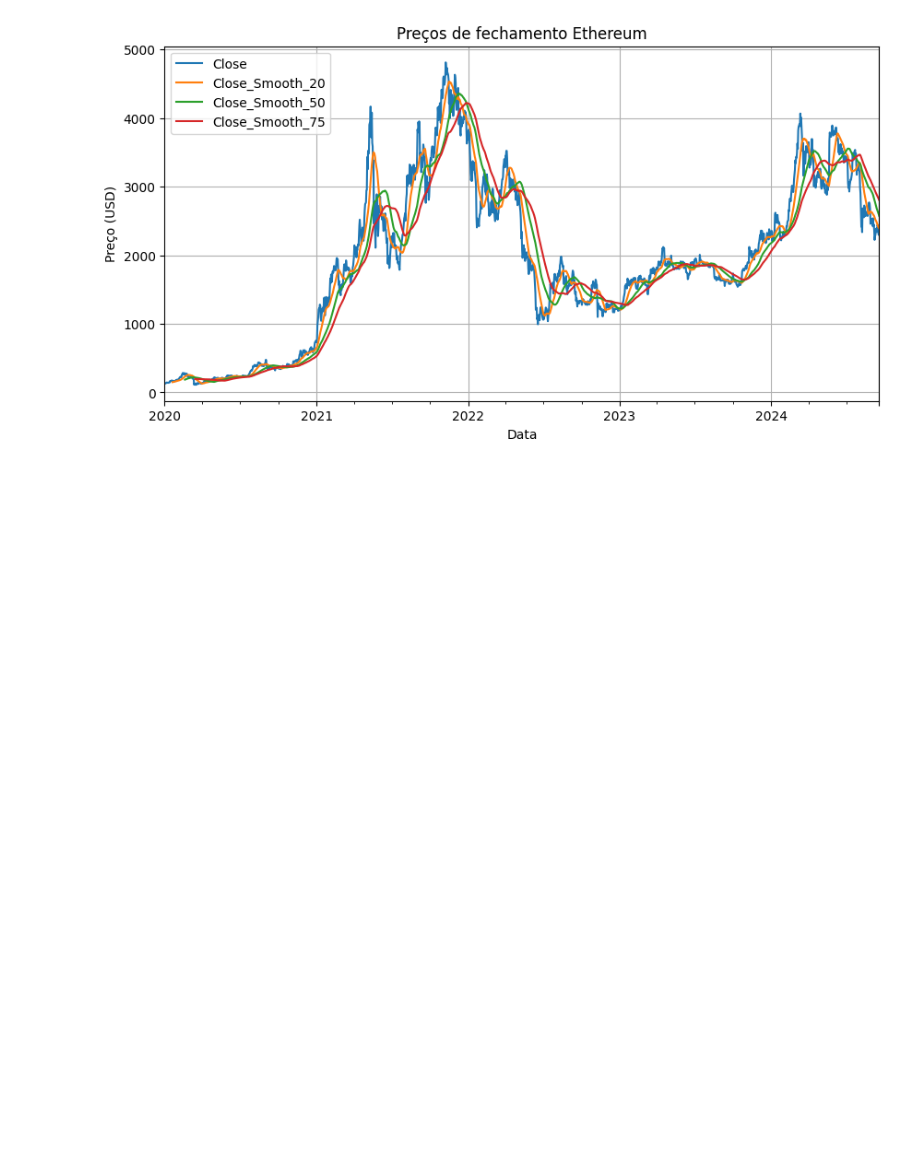
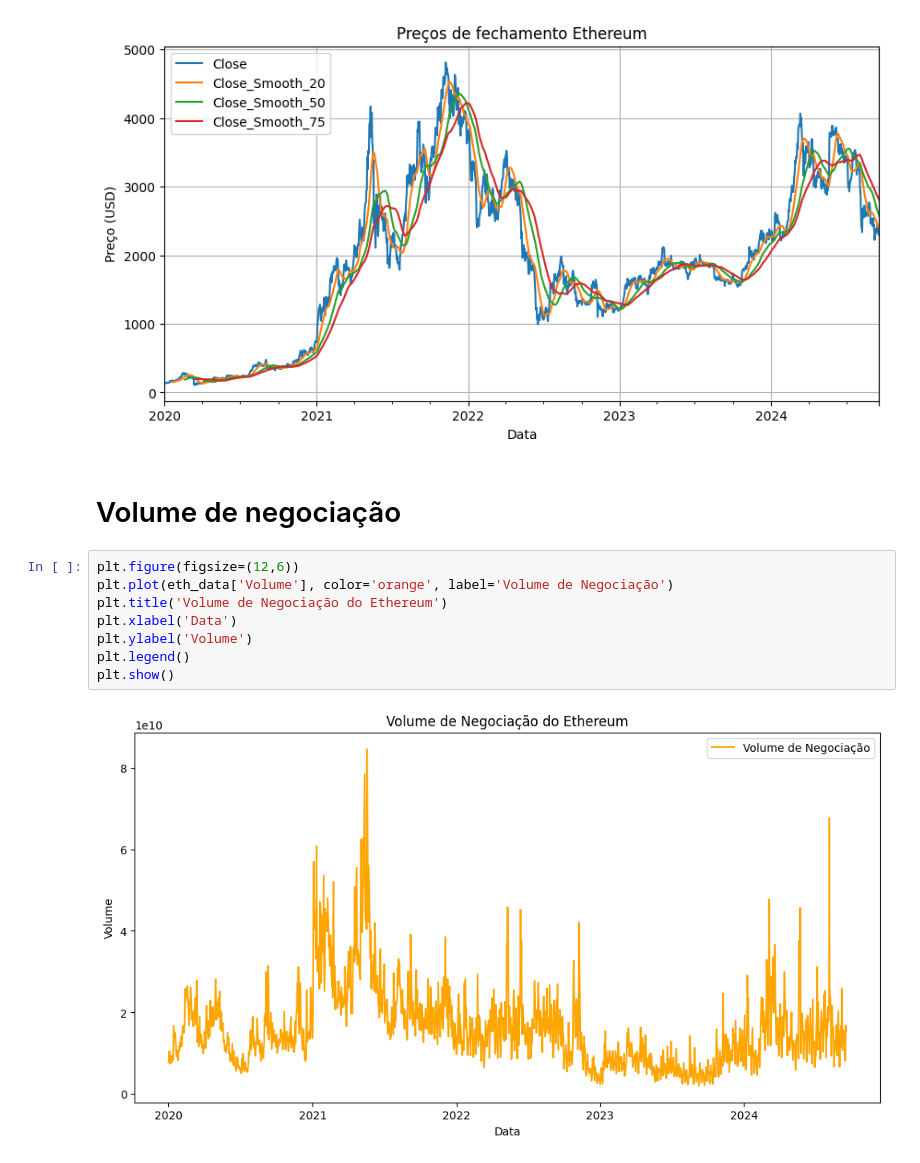
Before and after one commit to Eduardo-Barreto/do-you-want-to-play-ETH, a Jupyter notebook: noteooks/exploration.ipynb, the cells around one changed output. Drawn from its saved outputs; the diff is of its cells as text; blank space fills up the shorter version.

```diff
--- a/noteooks/exploration.ipynb
+++ b/noteooks/exploration.ipynb
@@ -75,3 +88,15 @@ plt.grid()
 plt.show()
 # %% [output]
 [figure]
+# %% [markdown]
+# Volume de negociação
+# %%
+plt.figure(figsize=(12,6))
+plt.plot(eth_data['Volume'], color='orange', label='Volume de Negociação')
+plt.title('Volume de Negociação do Ethereum')
+plt.xlabel('Data')
+plt.ylabel('Volume')
+plt.legend()
+plt.show()
+# %% [output]
+[figure, added]
```
Also changed, not shown: parts of 9 cells of this notebook.
